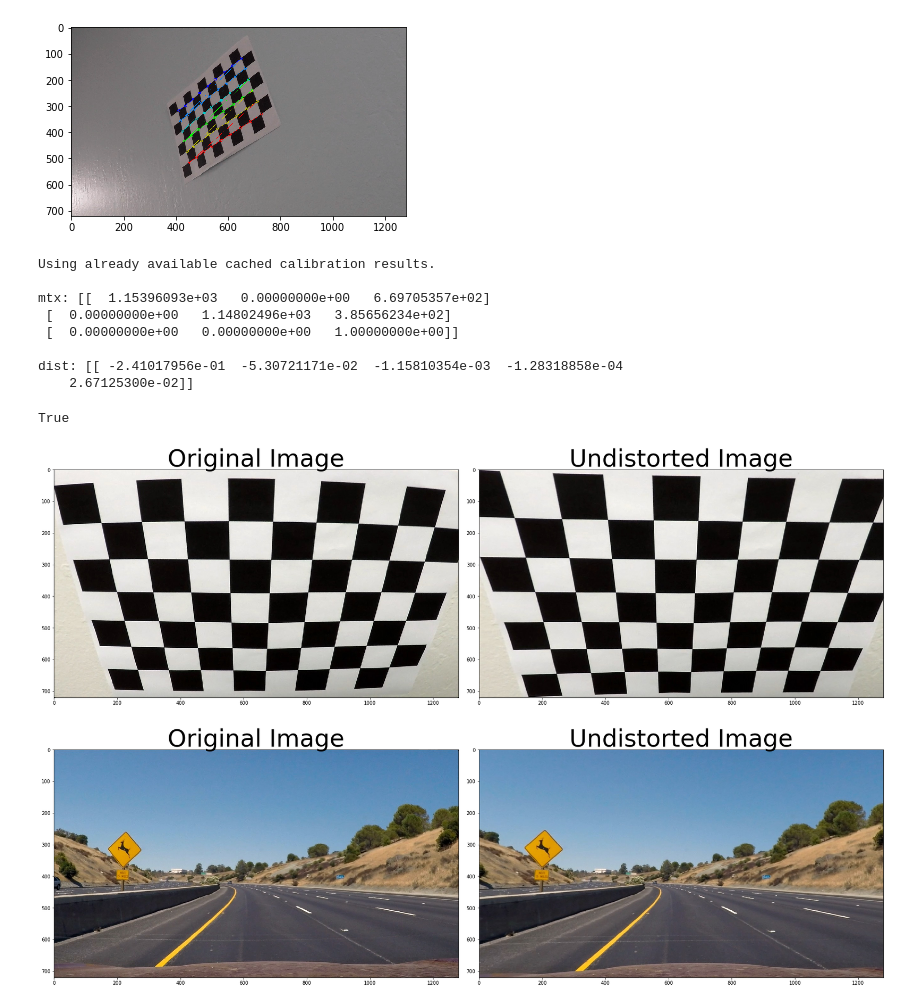
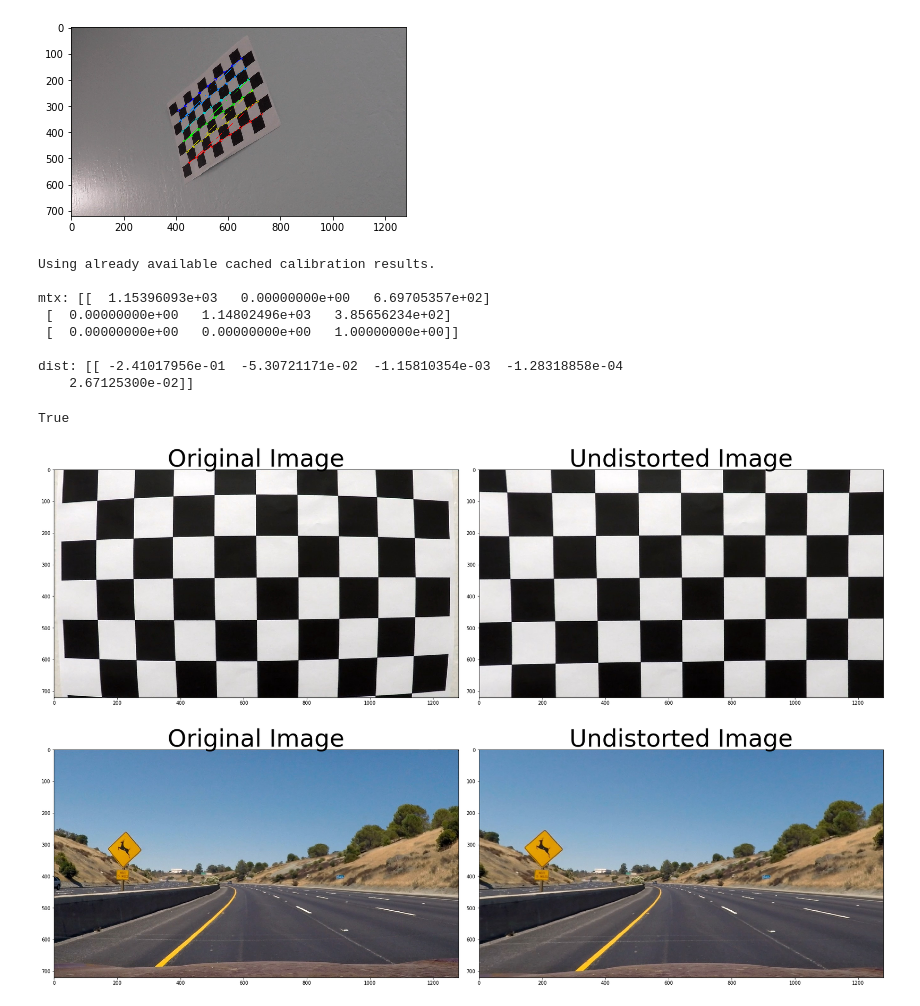
Before and after one commit to BusAI-Self-Driving-Car/Udacity-Self-Driving-Car-Engineer-Nanodegree, a Jupyter notebook: Term1-proj4-Advanced-Lane-Lines/camera_calibration.ipynb, the cells around one changed output. Saved outputs shown, nothing was run; the diff lists cells and outputs as text; code cells hidden in the pictures.

```diff
--- a/Term1-proj4-Advanced-Lane-Lines/camera_calibration.ipynb
+++ b/Term1-proj4-Advanced-Lane-Lines/camera_calibration.ipynb
@@ -115,33 +115,33 @@ def undistort_image(img, mtx, dist, plot_images=True):
 mtx, dist = calibrate_camera(use_calib_cache=True)
 print("mtx: {}".format(mtx))
 print()
 print("dist: {}".format(dist))
 
 # Undistort a calibration image
-img_calib = cv2.cvtColor(cv2.imread('./camera_cal/calibration2.jpg'), cv2.COLOR_BGR2RGB)
+img_calib = cv2.cvtColor(cv2.imread('./camera_cal/calibration1.jpg'), cv2.COLOR_BGR2RGB)
 img_undistorted = undistort_image(img_calib, mtx, dist, plot_images=True)
 
 cv2.imwrite('output_images/img_distorted_calib.jpg', img_calib)
 cv2.imwrite('output_images/img_undistorted_calib.jpg', img_undistorted)
 
 # Undistort a test image
 img_test = cv2.cvtColor(cv2.imread('./test_images/test2.jpg'), cv2.COLOR_BGR2RGB)
 img_undistorted = undistort_image(img_test, mtx, dist, plot_images=True)
 
 cv2.imwrite('output_images/img_distorted_test.jpg', img_test)
 cv2.imwrite('output_images/img_undistorted_test.jpg', img_undistorted)
 
 
 # plt.close()
 # %% [output]
 Using already available cached calibration results.
 
 mtx: [[  1.15396093e+03   0.00000000e+00   6.69705357e+02]
  [  0.00000000e+00   1.14802496e+03   3.85656234e+02]
  [  0.00000000e+00   0.00000000e+00   1.00000000e+00]]
 
 dist: [[ -2.41017956e-01  -5.30721171e-02  -1.15810354e-03  -1.28318858e-04
     2.67125300e-02]]
 True
-[figure, old version]
+[figure, new version]
 [figure]
```
Also changed, not shown: 2 other files.
